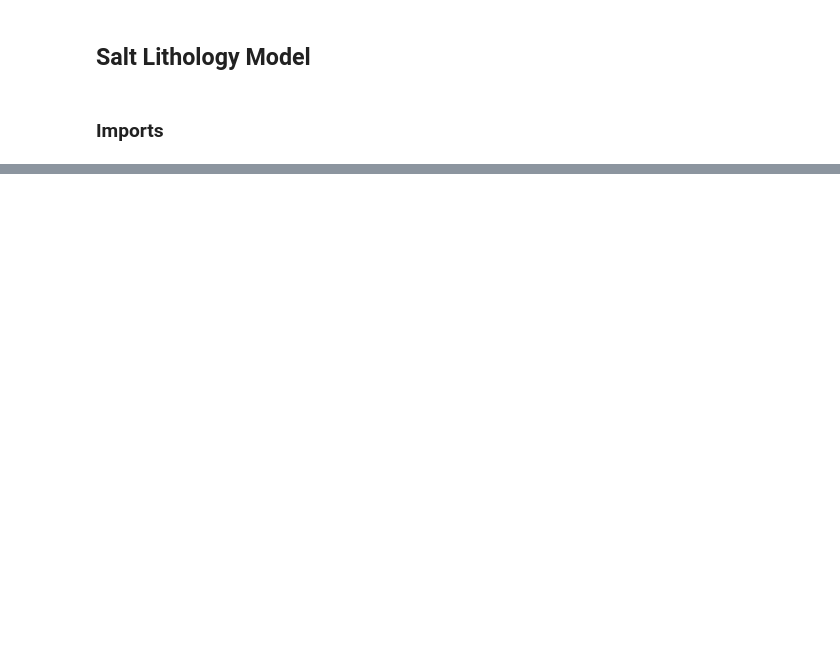
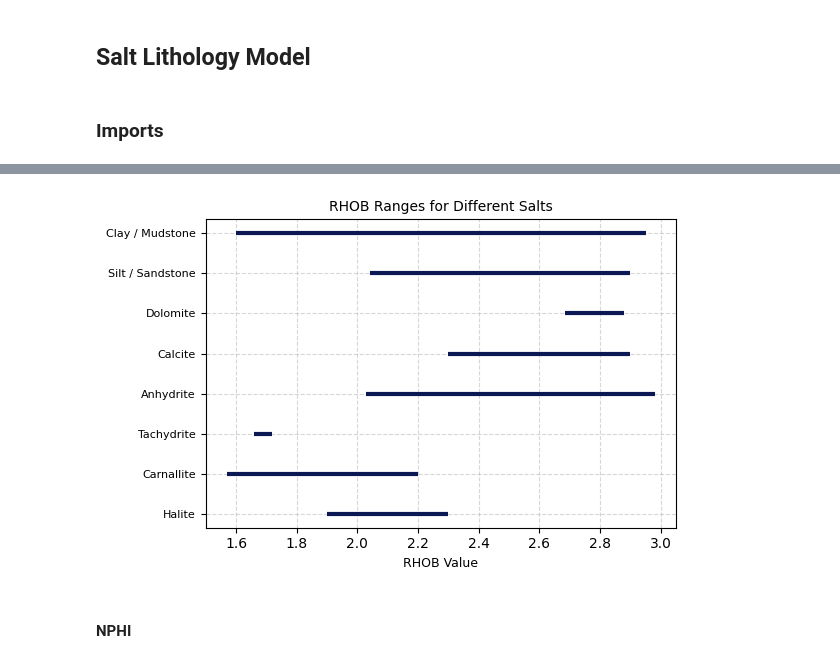
Before and after one commit to HarrisEdlmannQR/salt-lithology-model, a Jupyter notebook: model.ipynb, the cells around one changed output, grey strips where cells are left out. Saved outputs shown, nothing was run; the diff lists cells and outputs as text; code cells hidden in the pictures; blank space fills up the shorter version.

```diff
--- a/model.ipynb
+++ b/model.ipynb
@@ -38,0 +288,5 @@ GR_RANGES = {
+# %%
+rhob_ranges = RangePlotter("RHOB", RHOB_RANGES)
+rhob_ranges.plot_ranges()
+# %% [output]
+[figure, added]
@@ -38,0 +299,2 @@ GR_RANGES = {
+# %% [markdown]
+#### NPHI
```
Also changed, not shown: parts of 39 cells of this notebook.
